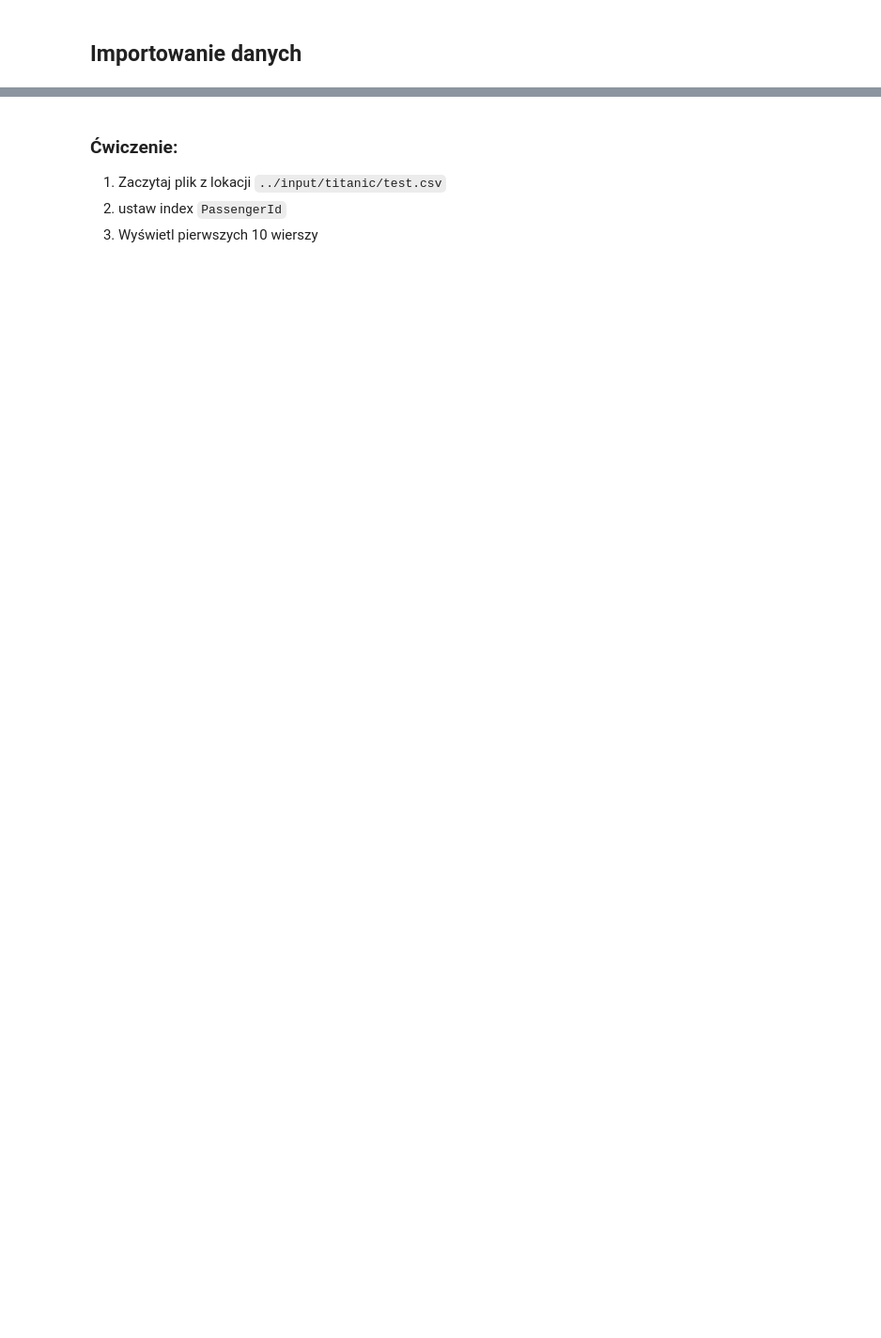
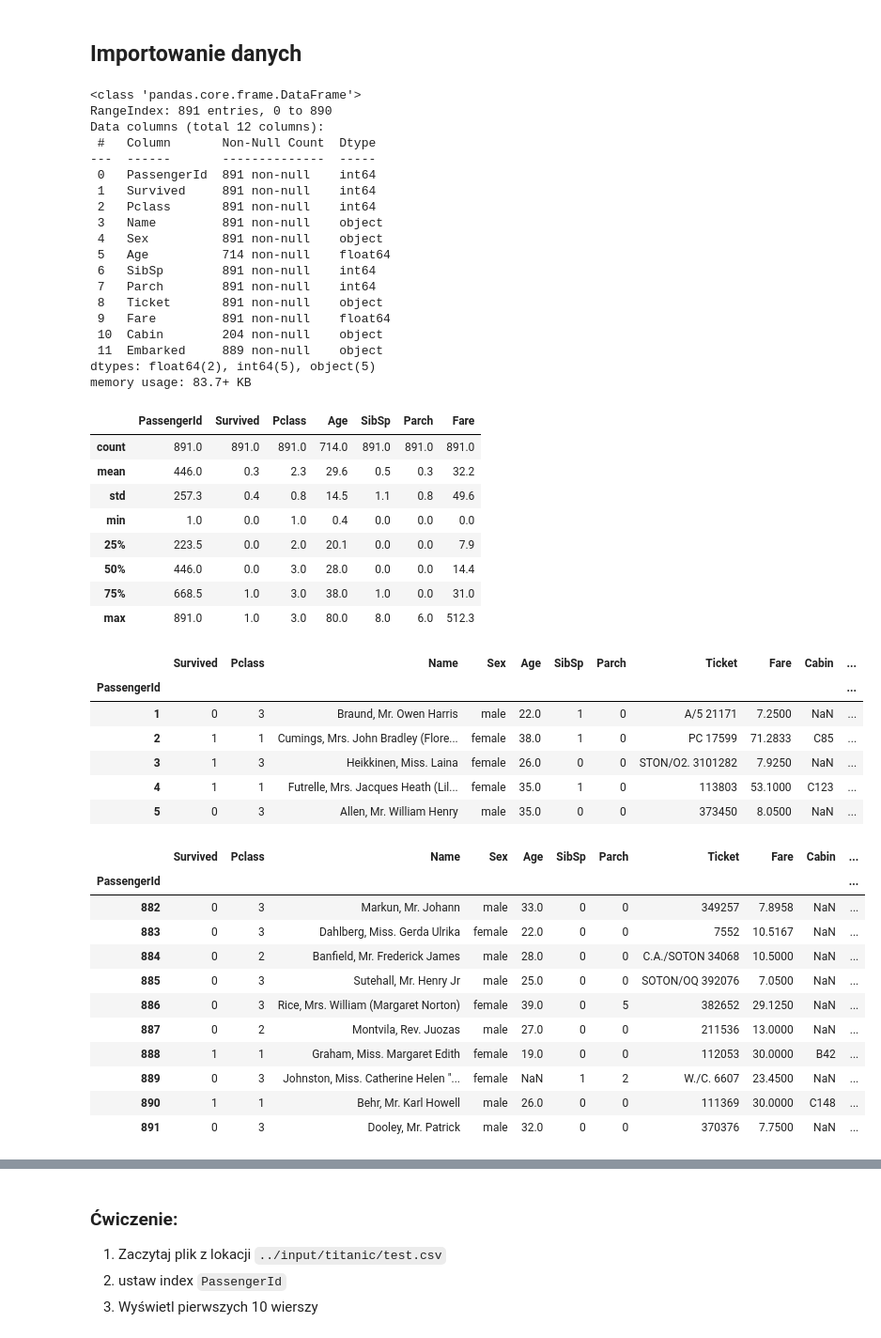
Before and after one commit to annlyd1986/labaJDA, a Jupyter notebook: codes/Laba22.ipynb, the cells around one changed output, grey strips where cells are left out. Shown: that part at 94% size. Cells and saved outputs as stored; diff of their text form; code cells hidden in the pictures; blank space fills up the shorter version.

Commit message:
added solutions to Laba22 + added Laba23 and homework

```diff
--- a/codes/Laba22.ipynb
+++ b/codes/Laba22.ipynb
@@ -63,20 +113,71 @@ display(df)
 ## Importowanie danych
 # %%
 # Importowanie danych z pliku CSV
+train_path = "D:/python/labaJDA/input/titanic/train.csv"
+
 
 # Jeżeli nie działa, podaj swoją lokalizację pliku
 df_titanic = pd.read_csv('../input/titanic/train.csv')
-
+#df_titanic2 = pd.read_csv(train_path)
 df_titanic.info()
-
+#
 display(df_titanic.describe()) # dla kolumn liczbowych
-
-# Alternatywne wyjścia dla ustawienia indeksu
+#
+## Alternatywne wyjścia dla ustawienia indeksu
 df_titanic = df_titanic.set_index('PassengerId')
 df_titanic = pd.read_csv('../input/titanic/train.csv', index_col= "PassengerId")
 
+#
 display(df_titanic.head())  # Podgląd pierwszych 5 wierszy
 display(df_titanic.tail(10))  # Podgląd ostatnich 10 wierszy
+# %% [output]
+<class 'pandas.core.frame.DataFrame'>
+RangeIndex: 891 entries, 0 to 890
+Data columns (total 12 columns):
+ #   Column       Non-Null Count  Dtype
+---  ------       --------------  -----
+ 0   PassengerId  891 non-null    int64
+ 1   Survived     891 non-null    int64
+ 2   Pclass       891 non-null    int64
+ 3   Name         891 non-null    object
+ 4   Sex          891 non-null    object
+ 5   Age          714 non-null    float64
+ 6   SibSp        891 non-null    int64
+ 7   Parch        891 non-null    int64
+ 8   Ticket       891 non-null    object
+ 9   Fare         891 non-null    float64
+ 10  Cabin        204 non-null    object
+ 11  Embarked     889 non-null    object
+dtypes: float64(2), int64(5), object(5)
+memory usage: 83.7+ KB
+|  | PassengerId | Survived | Pclass | Age | SibSp | Parch | Fare |
+| count | 891.0 | 891.0 | 891.0 | 714.0 | 891.0 | 891.0 | 891.0 |
+| mean | 446.0 | 0.3 | 2.3 | 29.6 | 0.5 | 0.3 | 32.2 |
+| std | 257.3 | 0.4 | 0.8 | 14.5 | 1.1 | 0.8 | 49.6 |
+| min | 1.0 | 0.0 | 1.0 | 0.4 | 0.0 | 0.0 | 0.0 |
+| 25% | 223.5 | 0.0 | 2.0 | 20.1 | 0.0 | 0.0 | 7.9 |
+| 50% | 446.0 | 0.0 | 3.0 | 28.0 | 0.0 | 0.0 | 14.4 |
+| 75% | 668.5 | 1.0 | 3.0 | 38.0 | 1.0 | 0.0 | 31.0 |
+| max | 891.0 | 1.0 | 3.0 | 80.0 | 8.0 | 6.0 | 512.3 |
+|  | Survived | Pclass | Name | Sex | Age | SibSp | Parch | Ticket | Fare | Cabin | ... |
+| PassengerId |  |  |  |  |  |  |  |  |  |  | ... |
+| 1 | 0 | 3 | Braund, Mr. Owen Harris | male | 22.0 | 1 | 0 | A/5 21171 | 7.2500 | NaN | ... |
+| 2 | 1 | 1 | Cumings, Mrs. John Bradley (Flore... | female | 38.0 | 1 | 0 | PC 17599 | 71.2833 | C85 | ... |
+| 3 | 1 | 3 | Heikkinen, Miss. Laina | female | 26.0 | 0 | 0 | STON/O2. 3101282 | 7.9250 | NaN | ... |
+| 4 | 1 | 1 | Futrelle, Mrs. Jacques Heath (Lil... | female | 35.0 | 1 | 0 | 113803 | 53.1000 | C123 | ... |
+| 5 | 0 | 3 | Allen, Mr. William Henry | male | 35.0 | 0 | 0 | 373450 | 8.0500 | NaN | ... |
+|  | Survived | Pclass | Name | Sex | Age | SibSp | Parch | Ticket | Fare | Cabin | ... |
+| PassengerId |  |  |  |  |  |  |  |  |  |  | ... |
+| 882 | 0 | 3 | Markun, Mr. Johann | male | 33.0 | 0 | 0 | 349257 | 7.8958 | NaN | ... |
+| 883 | 0 | 3 | Dahlberg, Miss. Gerda Ulrika | female | 22.0 | 0 | 0 | 7552 | 10.5167 | NaN | ... |
+| 884 | 0 | 2 | Banfield, Mr. Frederick James | male | 28.0 | 0 | 0 | C.A./SOTON 34068 | 10.5000 | NaN | ... |
+| 885 | 0 | 3 | Sutehall, Mr. Henry Jr | male | 25.0 | 0 | 0 | SOTON/OQ 392076 | 7.0500 | NaN | ... |
+| 886 | 0 | 3 | Rice, Mrs. William (Margaret Norton) | female | 39.0 | 0 | 5 | 382652 | 29.1250 | NaN | ... |
+| 887 | 0 | 2 | Montvila, Rev. Juozas | male | 27.0 | 0 | 0 | 211536 | 13.0000 | NaN | ... |
+| 888 | 1 | 1 | Graham, Miss. Margaret Edith | female | 19.0 | 0 | 0 | 112053 | 30.0000 | B42 | ... |
+| 889 | 0 | 3 | Johnston, Miss. Catherine Helen "... | female | NaN | 1 | 2 | W./C. 6607 | 23.4500 | NaN | ... |
+| 890 | 1 | 1 | Behr, Mr. Karl Howell | male | 26.0 | 0 | 0 | 111369 | 30.0000 | C148 | ... |
+| 891 | 0 | 3 | Dooley, Mr. Patrick | male | 32.0 | 0 | 0 | 370376 | 7.7500 | NaN | ... |
 # %%
 # Importowanie danych z pliku Excel
 df_tdf = pd.read_excel('../input/tour_de_france/tour_de_france.xlsx', sheet_name='Stats', index_col='Year')
```
Also changed, not shown: parts of 21 cells of this notebook, 2 other files.
